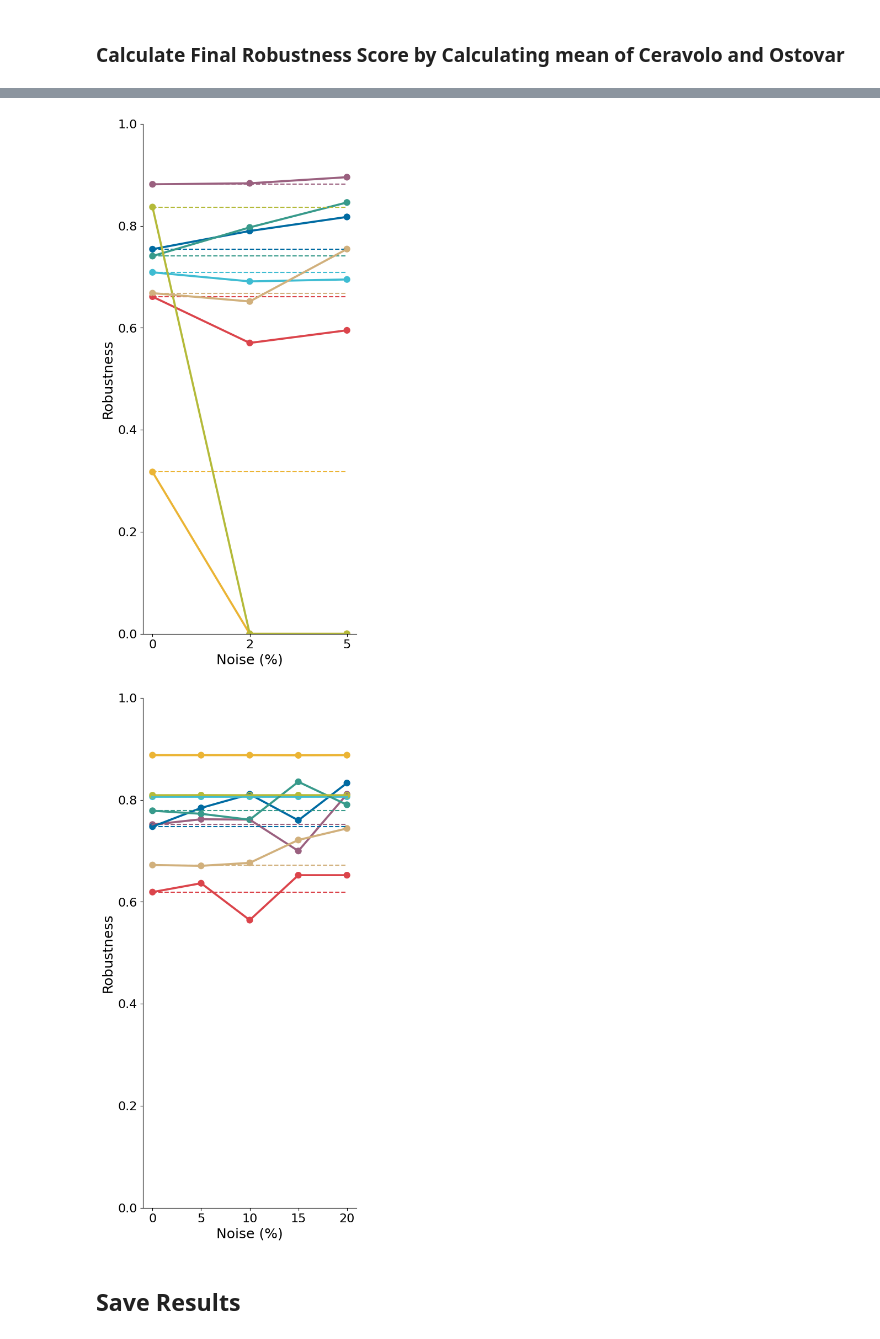
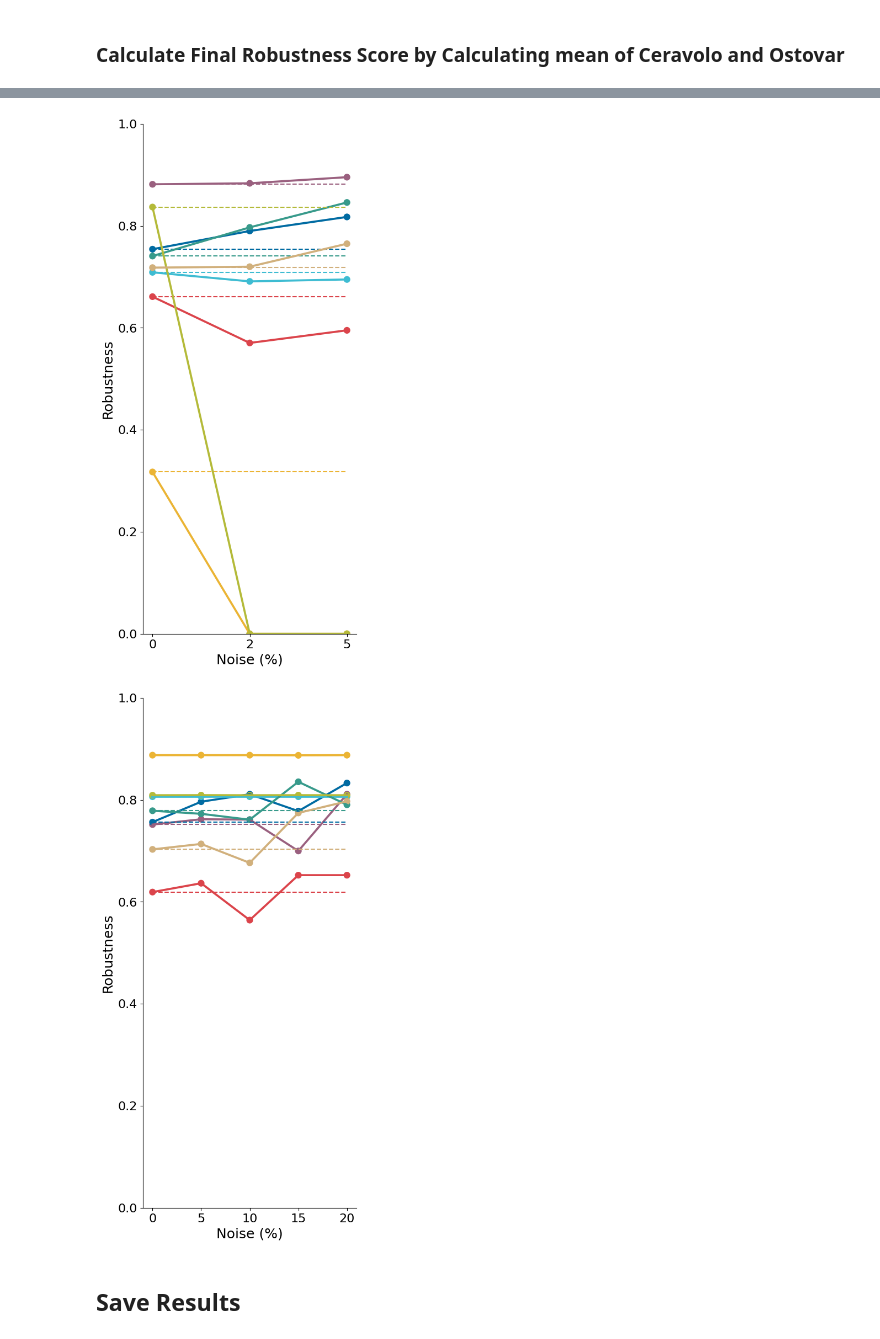
Before and after one commit to cpitsch/cdrift-evaluation, a Jupyter notebook: evaluate_results.ipynb, the cells around one changed output, grey strips where cells are left out. Cells and saved outputs as stored; diff of their text form; code cells hidden in the pictures.

```diff
--- a/evaluate_results.ipynb
+++ b/evaluate_results.ipynb
@@ -368,7 +386,7 @@ def calculate_accuracy_metric_df(dataframe, lag_window, verbose=True):
 
     accuracies = dict()
     for name, a_df in dataframe.groupby(by="Algorithm"):
-        computed_precision_dicts[name], computed_recall_dicts[name], computed_accuracy_dicts[name] = calcAccuracy(a_df, used_parameters[name], LAG_WINDOW)
+        computed_precision_dicts[name], computed_recall_dicts[name], computed_accuracy_dicts[name] = calcAccuracy(a_df, used_parameters[name], lag_window)
 
         best_param = max(computed_accuracy_dicts[name],  key=lambda x: computed_accuracy_dicts[name][x])
 
@@ -484,18 +502,20 @@ def calculate_latency(dataframe, lag_window, min_support=1, verbose=True):
     computed_latency_dicts = dict() # Dict holding the raw list of detection lags per approach per parameter setting
     best_params_latency = dict() # Dict holding the best parameter setting per approach (the one that achieves the best latency)
     for name, a_df in dataframe.groupby(by="Algorithm"):
-        result = calcLatencies(a_df, used_parameters[name], LAG_WINDOW)
+        result = calcLatencies(a_df, used_parameters[name], lag_window)
         computed_latency_dicts[name] = result
         latency_scaled_dict = {
-            param: 1-(mean(result[param])/LAG_WINDOW) if len(result[param]) >= min_support else np.NaN
+            param: 1-(mean(result[param])/lag_window) if len(result[param]) >= min_support else np.NaN
             for param in result.keys()
         }
         scaled_latency_dicts[name] = latency_scaled_dict
         best_param = max(latency_scaled_dict,  key=lambda x: latency_scaled_dict[x] if not np.isnan(latency_scaled_dict[x]) else -1)
+
         best_params_latency[name] = best_param
         latencies[name] = latency_scaled_dict[best_param]
+
         if verbose:
-            print(f"{name}: {(1-latencies[name])*LAG_WINDOW} Traces; Score: {latencies[name]}")
+            print(f"{name}: {(1-latencies[name])*lag_window} Traces; Score: {latencies[name]}")
     return (latencies, scaled_latency_dicts, computed_latency_dicts, best_params_latency)
 
 latencies, scaled_latency_dicts, computed_latency_dicts, best_params_latency = calculate_latency(df_noiseless, LAG_WINDOW, min_support=MIN_SUPPORT, verbose=False)
@@ -1034,9 +1061,9 @@ def calc_robustnesses(dataframe, lag_window):
 
     for noise_level, noise_df in dataframe.groupby("Noise Level"):
         # Calculate accuracy over these logs
-        accuracies, _, _, _, _ = calculate_accuracy_metric_df(noise_df, LAG_WINDOW, verbose=False)
-        latencies, _, _, _ = calculate_latency(noise_df, LAG_WINDOW, min_support=MIN_SUPPORT, verbose=False)
-        versatilities, _, _ = calc_versatility(noise_df, LAG_WINDOW, verbose=False)
+        accuracies, _, _, _, _ = calculate_accuracy_metric_df(noise_df, lag_window, verbose=False)
+        latencies, _, _, _ = calculate_latency(noise_df, lag_window, min_support=MIN_SUPPORT, verbose=False)
+        versatilities, _, _ = calc_versatility(noise_df, lag_window, verbose=False)
 
         assert accuracies.keys() == latencies.keys() == versatilities.keys()
 
@@ -1154,11 +1181,11 @@ def plot_robustness(robustness_df, logset:str, color_map):
     fig, axs = plt.subplots(2,4, figsize=(12,6))
     #fig.suptitle(f"Robustness of Approaches for {logset} Logs")
 
-    for idx, name in enumerate(plot_df_robust["Approach"].unique()):
+    for idx, name in enumerate(robustness_df["Approach"].unique()):
         row_offset = idx // 4
         col_offset = idx % 4
         ax = axs[row_offset, col_offset]
-        relevant_df = plot_df_robust[(plot_df_robust["Approach"] == name) & (plot_df_robust["Log Set"] == logset)]
+        relevant_df = robustness_df[(robustness_df["Approach"] == name) & (robustness_df["Log Set"] == logset)]
         sns.pointplot(x="Noise Level", y="Robustness", data=relevant_df, errorbar=None,color= color_map[name], ax=ax)#, title=name)
         ax.set_ylim(0,1)
         ax.set_title(name, size = 16)
@@ -1179,10 +1206,13 @@ def plot_robustness(robustness_df, logset:str, color_map):
 
 if not os.path.exists(f"{OUT_PATH}/Robustness{LAG_WINDOW}"):
     os.makedirs(f"{OUT_PATH}/Robustness{LAG_WINDOW}")
+plt.close()
 
 fig_ostovar, axs_ostovar = plot_robustness(plot_df_robust, "Ostovar", color_map)
 fig_ostovar.savefig(f"{OUT_PATH}/Robustness{LAG_WINDOW}/robustness_ostovar_logs.pdf", bbox_inches="tight", format="pdf")
+plt.show(fig_ostovar)
 
 fig_ceravolo, axs_ceravolo = plot_robustness(plot_df_robust, "Ceravolo", color_map)
 fig_ceravolo.savefig(f"{OUT_PATH}/Robustness{LAG_WINDOW}/robustness_ceravolo_logs.pdf", bbox_inches="tight", format="pdf")
+plt.show(fig_ceravolo)
 # %% [output]
@@ -1191,35 +1221,38 @@ fig_ceravolo.savefig(f"{OUT_PATH}/Robustness{LAG_WINDOW}/robustness_ceravolo_log
 # %%
 def plot_robustness(robustness_df, logset:str, color_map):
 
-    for idx, name in enumerate(plot_df_robust["Approach"].unique()):
-        relevant_df = plot_df_robust[(plot_df_robust["Approach"] == name) & (plot_df_robust["Log Set"] == logset)]
+    for _, name in enumerate(robustness_df["Approach"].unique()):
+        relevant_df = robustness_df[(robustness_df["Approach"] == name) & (robustness_df["Log Set"] == logset)]
         ax = sns.pointplot(x="Noise Level", y="Robustness", data=relevant_df, errorbar=None,color= color_map[name])#, title=name)
         ax.set_ylim(0,1)
         ax.figure.set_size_inches(5, 12)
         #ax.set_title(logset+" Logs with Different Noise Levels", size = 18)
         ax.set_xlabel("Noise (%)")
         ax.spines.right.set_visible(False)
         ax.spines.top.set_visible(False)
         ax.tick_params(labelsize=16)
         ax.set_xlabel(ax.get_xlabel(), size = 18)
         ax.set_ylabel(ax.get_ylabel(), size = 18)
         robustness_of_zero_noise = min(zip(relevant_df["Noise Level"], relevant_df["Robustness"]), key=lambda x: x[0])[1]
         if np.isnan(robustness_of_zero_noise):
             robustness_of_zero_noise = 0
         # plt.axhline(y=robustness_of_zero_noise, color='r', linestyle='-', ax=ax)
         ax.hlines(robustness_of_zero_noise, color=color_map[name], linestyle='dashed', xmin=0, xmax=len(relevant_df["Noise Level"].unique())-1)
     return fig
-if not os.path.exists(f"{OUT_PATH}/Robustness"):
-    os.makedirs(f"{OUT_PATH}/Robustness")
+
+if not os.path.exists(f"{OUT_PATH}/Robustness{LAG_WINDOW}"):
+    os.makedirs(f"{OUT_PATH}/Robustness{LAG_WINDOW}")
 
 fig_ostovar = plot_robustness(plot_df_robust, "Ostovar", color_map)
 fig_ostovar.savefig(f"{OUT_PATH}/Robustness{LAG_WINDOW}/robustness_ostovar_logs.pdf", bbox_inches="tight", format="pdf")
-plt.show()
+plt.show(fig_ostovar)
+
 fig_ceravolo = plot_robustness(plot_df_robust, "Ceravolo", color_map)
 fig_ceravolo.savefig(f"{OUT_PATH}/Robustness{LAG_WINDOW}/robustness_ceravolo_logs.pdf", bbox_inches="tight", format="pdf")
+plt.show(fig_ceravolo)
 # %% [output]
-[figure, old version]
+[figure, new version]
-[figure, old version]
+[figure, new version]
 # %% [markdown]
 ## Save Results
 # %%
```
Also changed, not shown: parts of 17 cells of this notebook, 43 other files.
